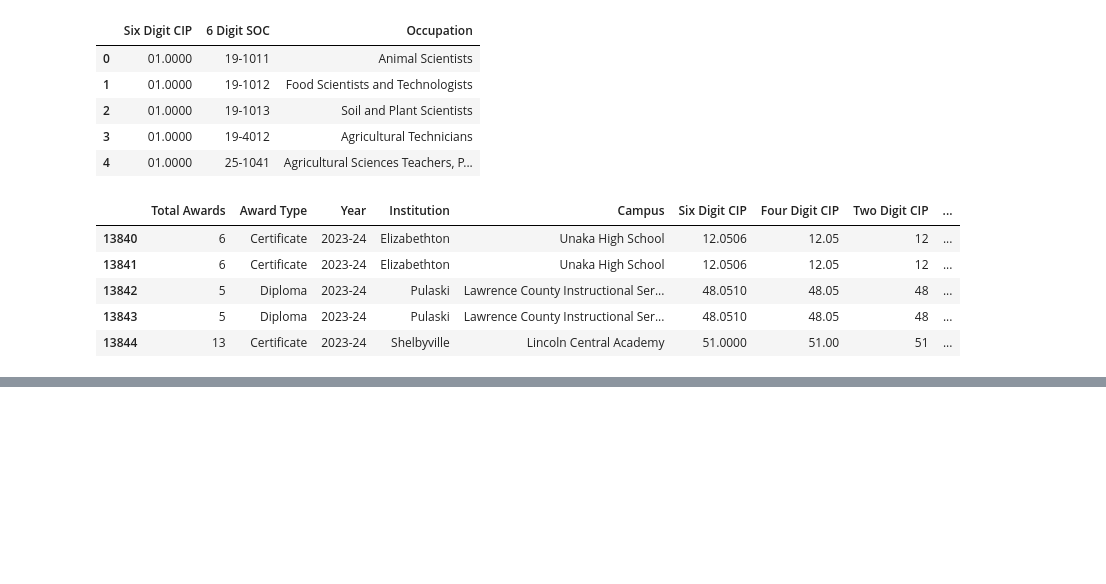
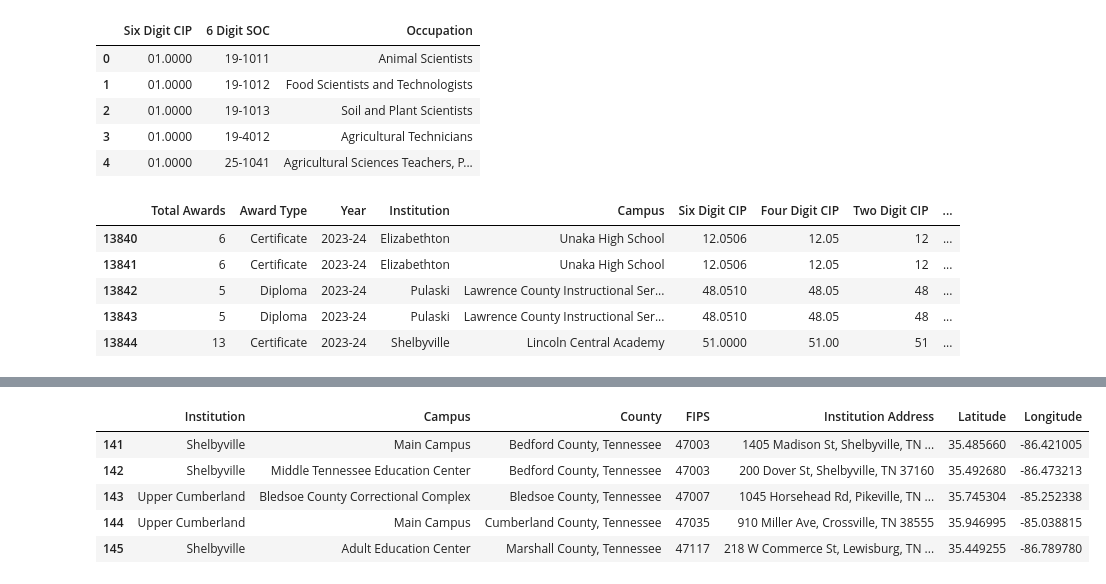
Before and after one commit to Greater-Nashville-Regional-Council/Pipeline-Tennessee-Bureau-of-Regents, a Jupyter notebook: Notebooks/TCATS.ipynb, the cells around one changed output, grey strips where cells are left out. Saved outputs shown, nothing was run; the diff lists cells and outputs as text; code cells hidden in the pictures; blank space fills up the shorter version.

```diff
--- a/Notebooks/TCATS.ipynb
+++ b/Notebooks/TCATS.ipynb
@@ -141,0 +219,9 @@ test.tail()
+# %%
+locs.tail()
+# %% [output]
+|  | Institution | Campus | County | FIPS | Institution Address | Latitude | Longitude |
+| 141 | Shelbyville | Main Campus | Bedford County, Tennessee | 47003 | 1405 Madison St, Shelbyville, TN ... | 35.485660 | -86.421005 |
+| 142 | Shelbyville | Middle Tennessee Education Center | Bedford County, Tennessee | 47003 | 200 Dover St, Shelbyville, TN 37160 | 35.492680 | -86.473213 |
+| 143 | Upper Cumberland | Bledsoe County Correctional Complex | Bledsoe County, Tennessee | 47007 | 1045 Horsehead Rd, Pikeville, TN ... | 35.745304 | -85.252338 |
+| 144 | Upper Cumberland | Main Campus | Cumberland County, Tennessee | 47035 | 910 Miller Ave, Crossville, TN 38555 | 35.946995 | -85.038815 |
+| 145 | Shelbyville | Adult Education Center | Marshall County, Tennessee | 47117 | 218 W Commerce St, Lewisburg, TN ... | 35.449255 | -86.789780 |
```
Also changed, not shown: parts of 10 cells of this notebook, 2 other files.
